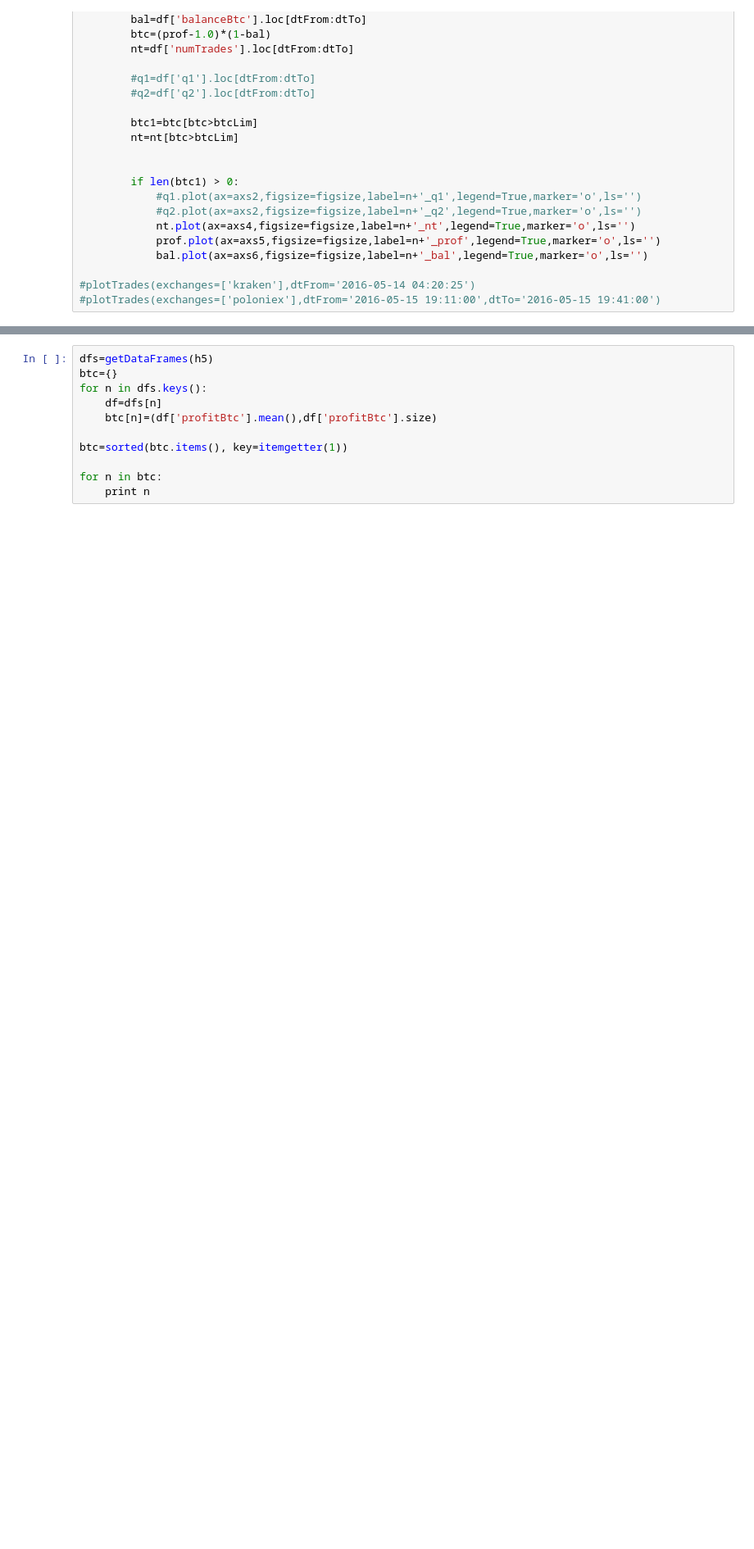
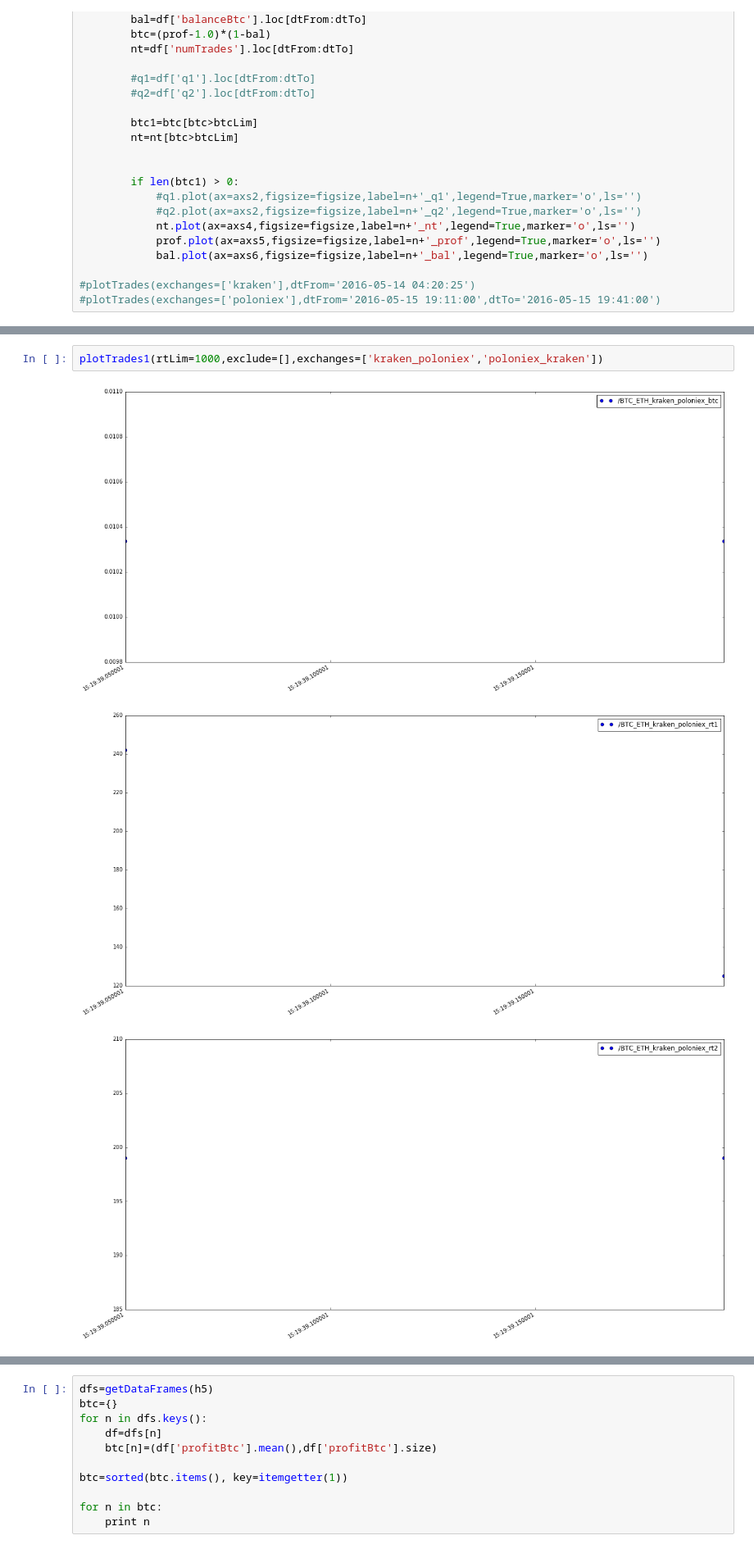
Before and after one commit to portfolioscout/tf, a Jupyter notebook: nb/deptharb.ipynb, the cells around one changed output, grey strips where cells are left out. Shown at 82% size. Drawn from its saved outputs; the diff is of its cells as text; blank space fills up the shorter version.

```diff
--- a/nb/deptharb.ipynb
+++ b/nb/deptharb.ipynb
@@ -215,3 +224,9 @@ plotTrades1(rtLim=1000,exchanges=['poloniex'],exclude=['bitflyer'])
+# %%
+plotTrades1(rtLim=1000,exclude=[],exchanges=['kraken_poloniex','poloniex_kraken'])
+# %% [output]
+[figure, added]
+[figure, added]
+[figure, added]
 # %%
 plotTrades2(rtLim=1000,exchanges=[],exclude=['bitflyer'])
 # %% [output]
```
Also changed, not shown: parts of 7 cells of this notebook.
